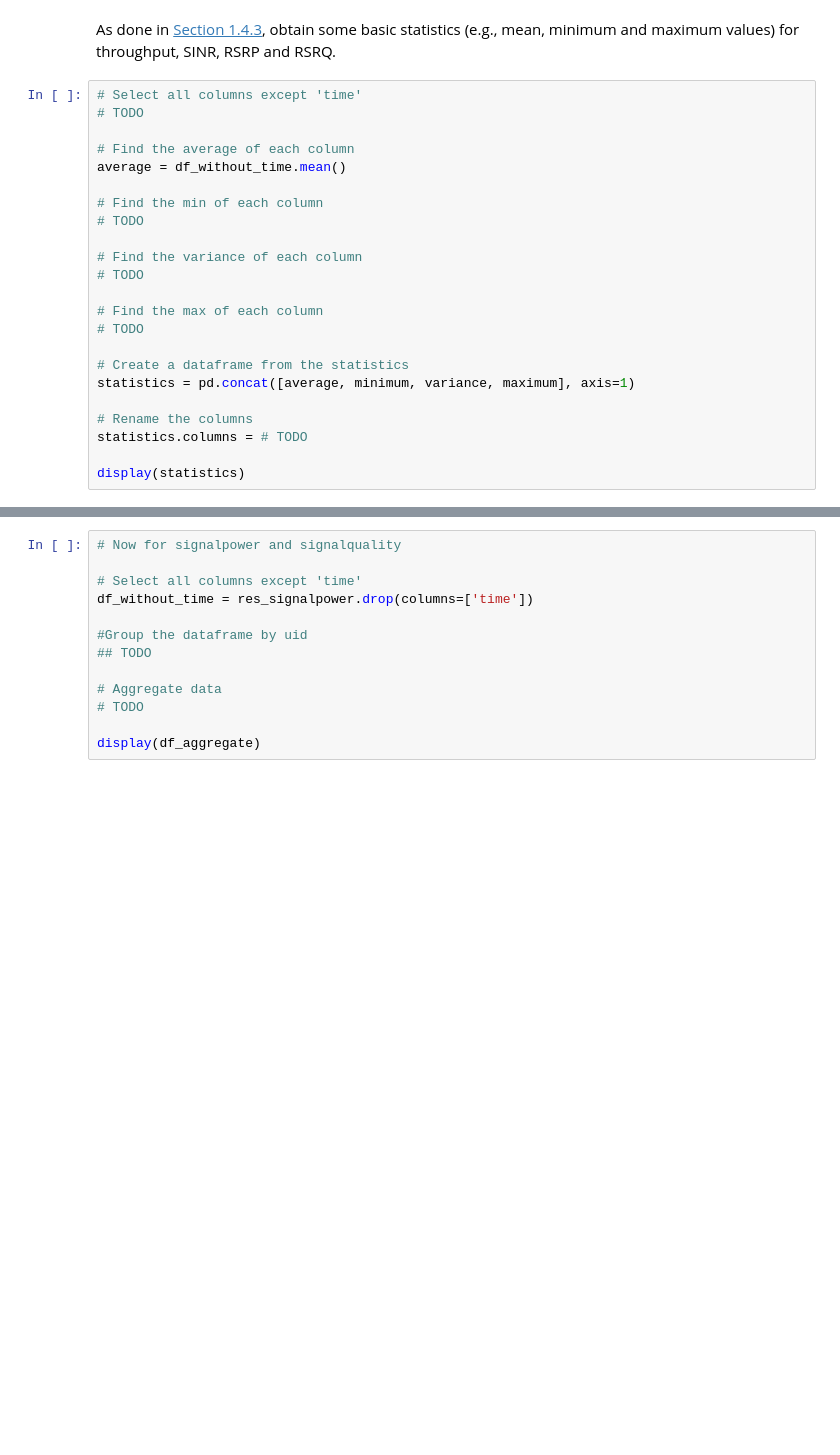
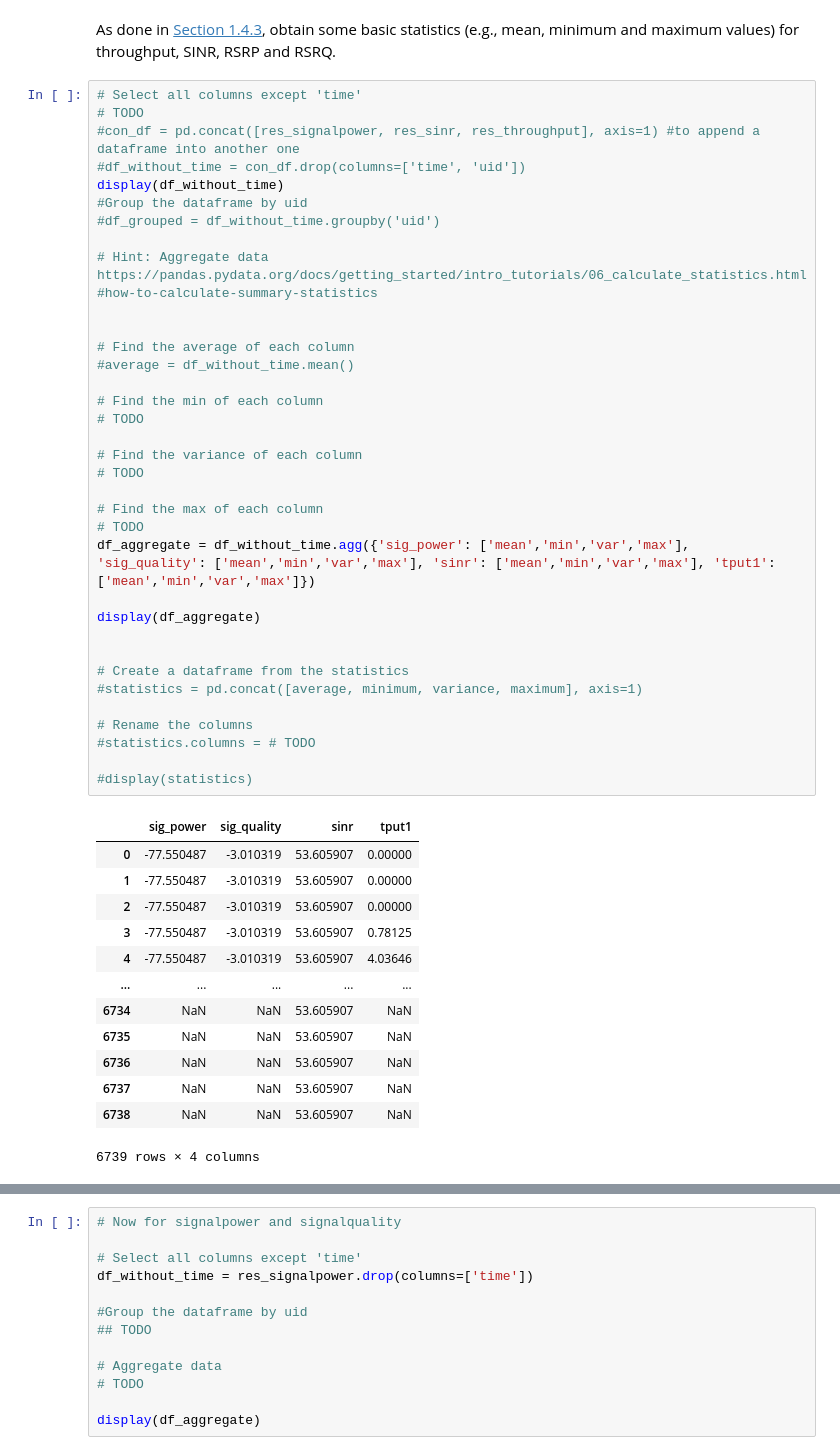
Before and after one commit to AndyRamb/ttm4133-G, a Jupyter notebook: lab0- tutorial/lab0.ipynb, the cells around one changed output, grey strips where cells are left out. Saved outputs shown, nothing was run; the diff lists cells and outputs as text; blank space fills up the shorter version.

```diff
--- a/lab0- tutorial/lab0.ipynb
+++ b/lab0- tutorial/lab0.ipynb
@@ -650,23 +723,49 @@ As done in [Section 1.4.3](#DataParsing143), obtain some basic statistics (e.g.,
 # %%
 # Select all columns except 'time'
 # TODO
+#con_df = pd.concat([res_signalpower, res_sinr, res_throughput], axis=1) #to append a dataframe into another one
+#df_without_time = con_df.drop(columns=['time', 'uid'])
+display(df_without_time)
+#Group the dataframe by uid
+#df_grouped = df_without_time.groupby('uid')
+
+# Hint: Aggregate data https://pandas.pydata.org/docs/getting_started/intro_tutorials/06_calculate_statistics.html#how-to-calculate-summary-statistics
+
 
 # Find the average of each column
-average = df_without_time.mean()
+#average = df_without_time.mean()
 
 # Find the min of each column
 # TODO
 
 # Find the variance of each column
 # TODO
 
 # Find the max of each column
 # TODO
+df_aggregate = df_without_time.agg({'sig_power': ['mean','min','var','max'], 'sig_quality': ['mean','min','var','max'], 'sinr': ['mean','min','var','max'], 'tput1': ['mean','min','var','max']})
+
+display(df_aggregate)
+
 
 # Create a dataframe from the statistics
-statistics = pd.concat([average, minimum, variance, maximum], axis=1)
+#statistics = pd.concat([average, minimum, variance, maximum], axis=1)
 
 # Rename the columns
-statistics.columns = # TODO
+#statistics.columns = # TODO
 
-display(statistics)
+#display(statistics)
+# %% [output]
+|  | sig_power | sig_quality | sinr | tput1 |
+| 0 | -77.550487 | -3.010319 | 53.605907 | 0.00000 |
+| 1 | -77.550487 | -3.010319 | 53.605907 | 0.00000 |
+| 2 | -77.550487 | -3.010319 | 53.605907 | 0.00000 |
+| 3 | -77.550487 | -3.010319 | 53.605907 | 0.78125 |
+| 4 | -77.550487 | -3.010319 | 53.605907 | 4.03646 |
+| ... | ... | ... | ... | ... |
+| 6734 | NaN | NaN | 53.605907 | NaN |
+| 6735 | NaN | NaN | 53.605907 | NaN |
+| 6736 | NaN | NaN | 53.605907 | NaN |
+| 6737 | NaN | NaN | 53.605907 | NaN |
+| 6738 | NaN | NaN | 53.605907 | NaN |
+6739 rows × 4 columns
```
Also changed, not shown: parts of 13 cells of this notebook, 19 other files.
